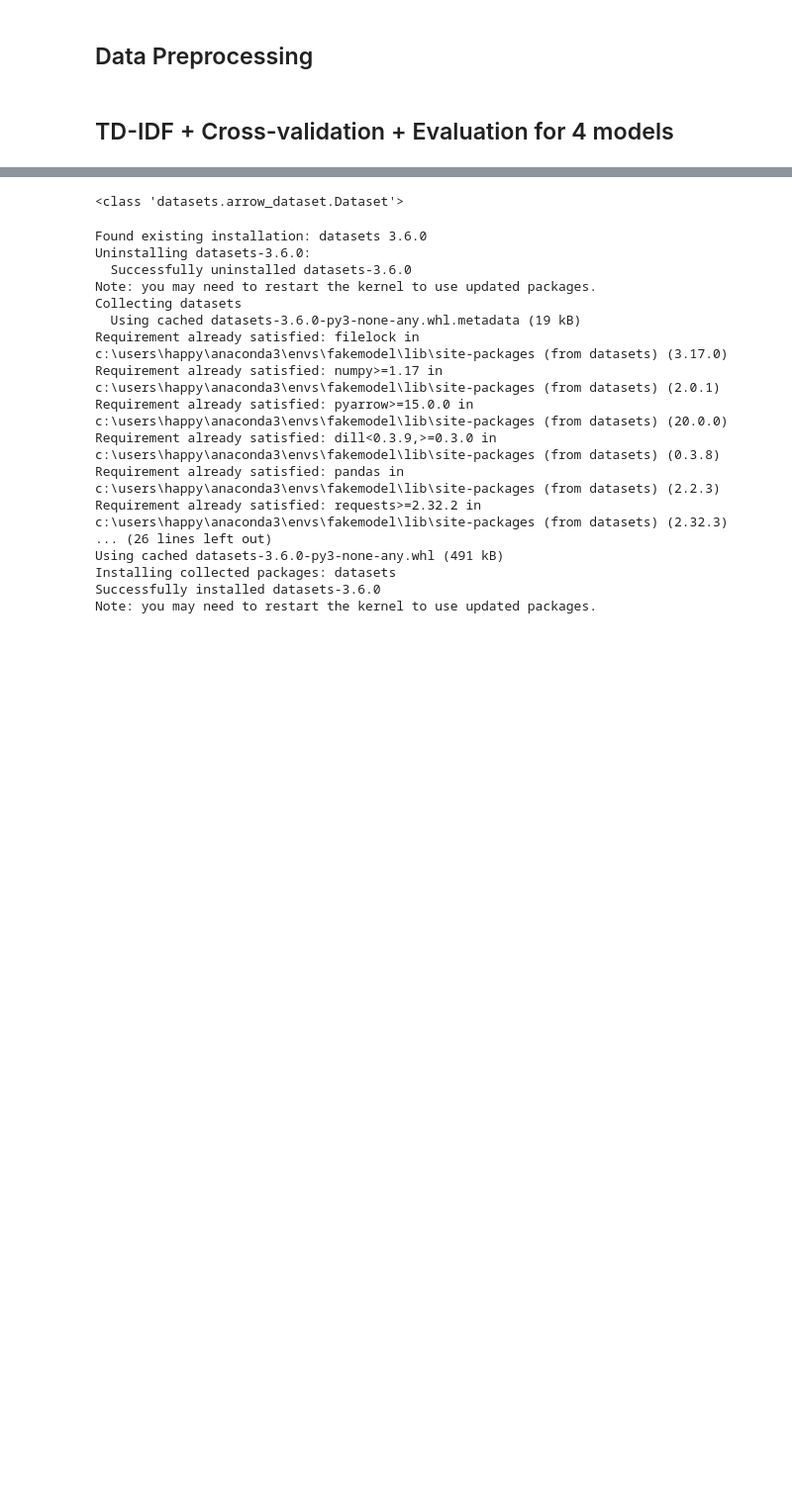
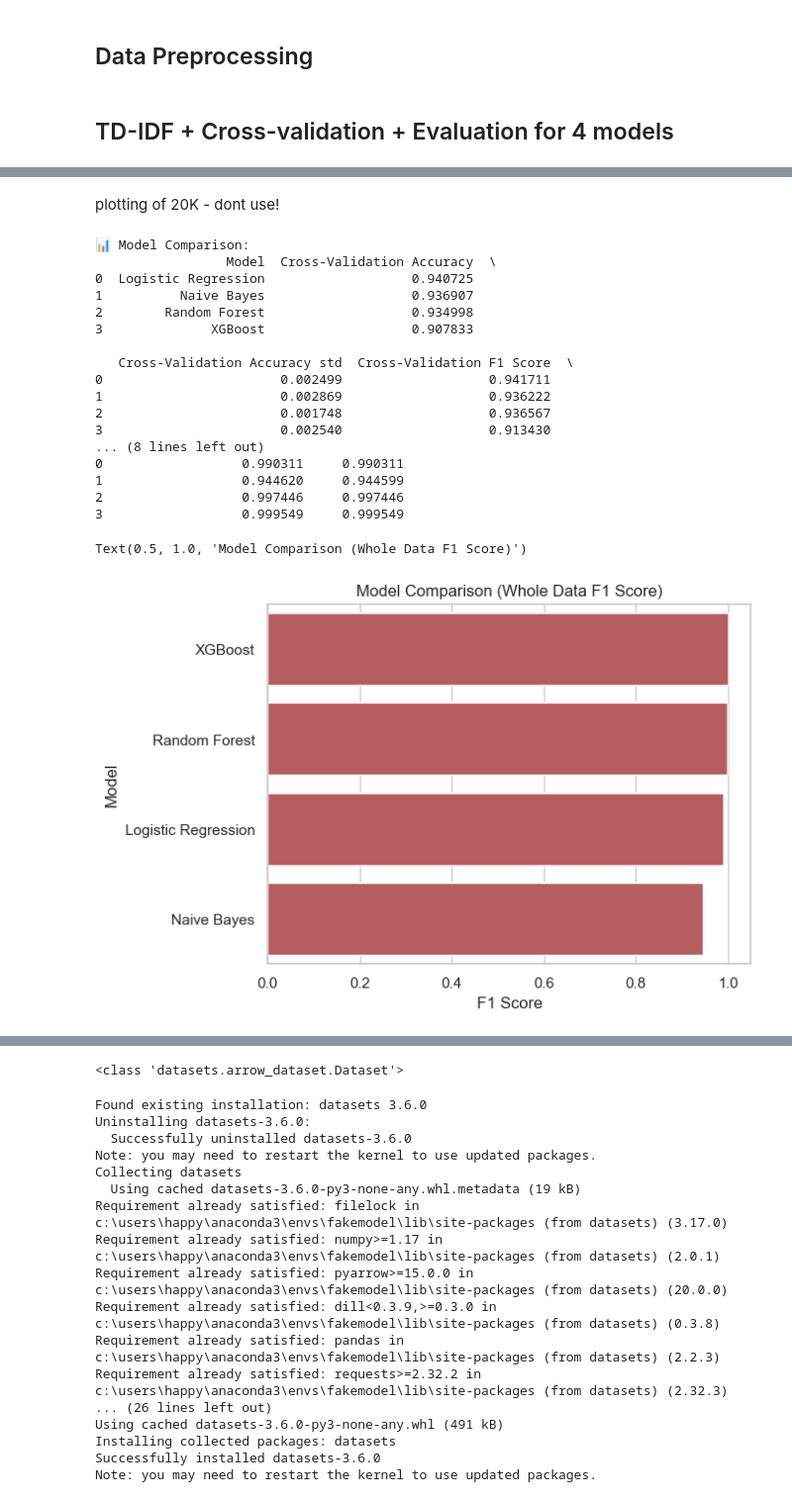
Before and after one commit to happyemanaloto/Project3_Group1, a Jupyter notebook: main_4models_n_BERT(pulk17).ipynb, the cells around one changed output, grey strips where cells are left out. Shown at 99% size. Saved outputs shown, nothing was run; the diff lists cells and outputs as text; code cells hidden in the pictures; blank space fills up the shorter version.

```diff
--- a/main_4models_n_BERT(pulk17).ipynb
+++ b/main_4models_n_BERT(pulk17).ipynb
@@ -428,3 +631,54 @@ weighted avg       1.00      1.00      1.00      7989
+# %% [markdown]
+plotting of 20K - dont use!
+# %%
+        # "Model": name,
+        # "Cross-Validation Accuracy": float(f"{acc_mean:.6f}"),
+        # "Cross-Validation Accuracy std": float(f"{acc_std:.6f}"),
+        # "Cross-Validation F1 Score": float(f"{f1_mean:.6f}"),
+        # "Cross-Validation F1 Score std": float(f"{f1_std:.6f}"),
+        # "Test Accuracy": acc,
+        # "F1 Score": f1,
+        # "Whole data Test Accuracy": whole_acc,
+        # "Whole Score": whole_f1
+# Compare all models
+results_df = pd.DataFrame(results)
+print("\n📊 Model Comparison:")
+print(results_df)
+
+# Plot results
+sns.barplot(x="F1 Score", y="Model", data=results_df.sort_values(by="F1 Score", ascending=False))
+plt.title("Model Comparison (F1 Score)")
+
+# Plot results
+sns.barplot(x="Test Accuracy", y="Model", data=results_df.sort_values(by="Test Accuracy", ascending=False))
+plt.title("Model Comparison (F1 Score)")
+# Plot results
+sns.barplot(x="Whole data Test Accuracy", y="Model", data=results_df.sort_values(by="Whole data Test Accuracy", ascending=False))
+plt.title("Model Comparison (Whole Data Accuracy)")
+
+# Plot results
+sns.barplot(x="Whole Score", y="Model", data=results_df.sort_values(by="Whole Score", ascending=False))
+plt.title("Model Comparison (Whole Data F1 Score)")
+# %% [output]
+📊 Model Comparison:
+                 Model  Cross-Validation Accuracy  \
+0  Logistic Regression                   0.940725
+1          Naive Bayes                   0.936907
+2        Random Forest                   0.934998
+3              XGBoost                   0.907833
+
+   Cross-Validation Accuracy std  Cross-Validation F1 Score  \
+0                       0.002499                   0.941711
+1                       0.002869                   0.936222
+2                       0.001748                   0.936567
+3                       0.002540                   0.913430
+... (8 lines left out)
+0                  0.990311     0.990311
+1                  0.944620     0.944599
+2                  0.997446     0.997446
+3                  0.999549     0.999549
+Text(0.5, 1.0, 'Model Comparison (Whole Data F1 Score)')
+[figure, added]
 # %%
 %pip install datasets
 # %% [output]
```
Also changed, not shown: parts of 48 cells of this notebook.
